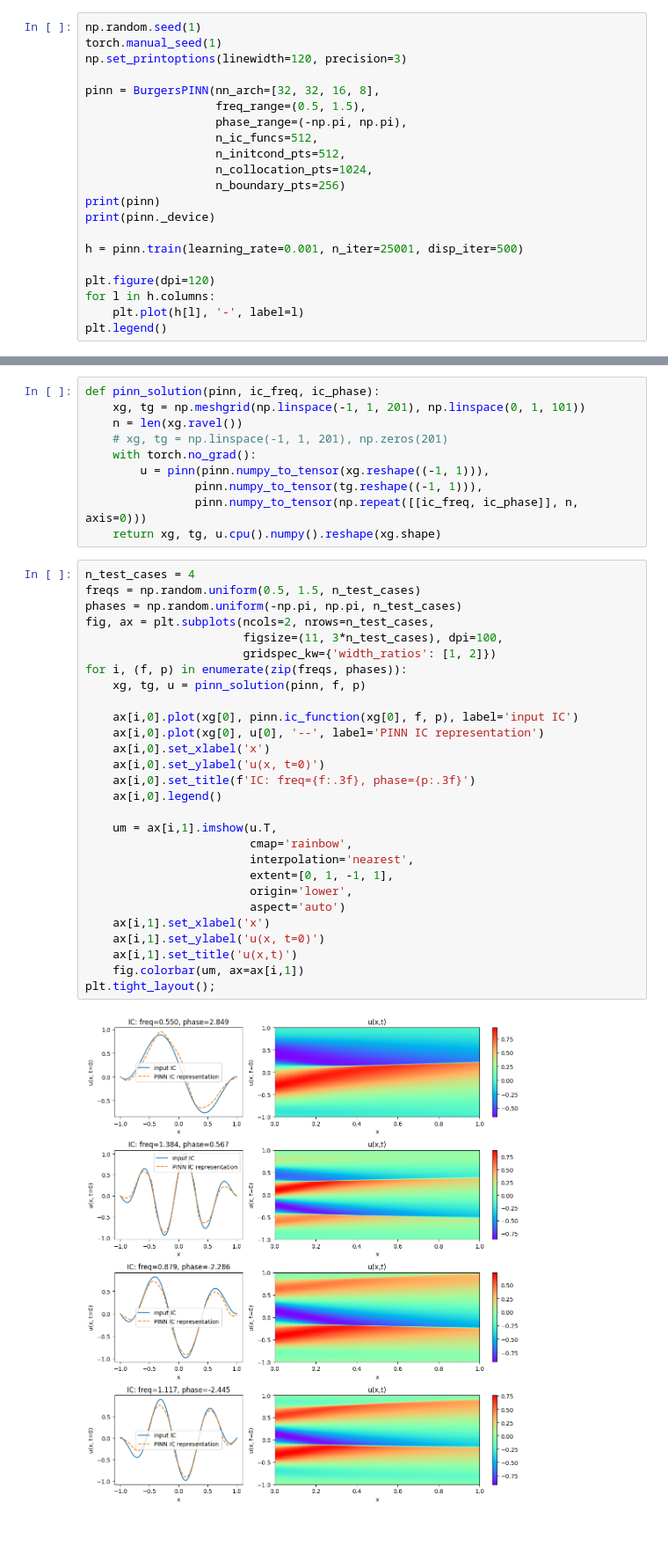
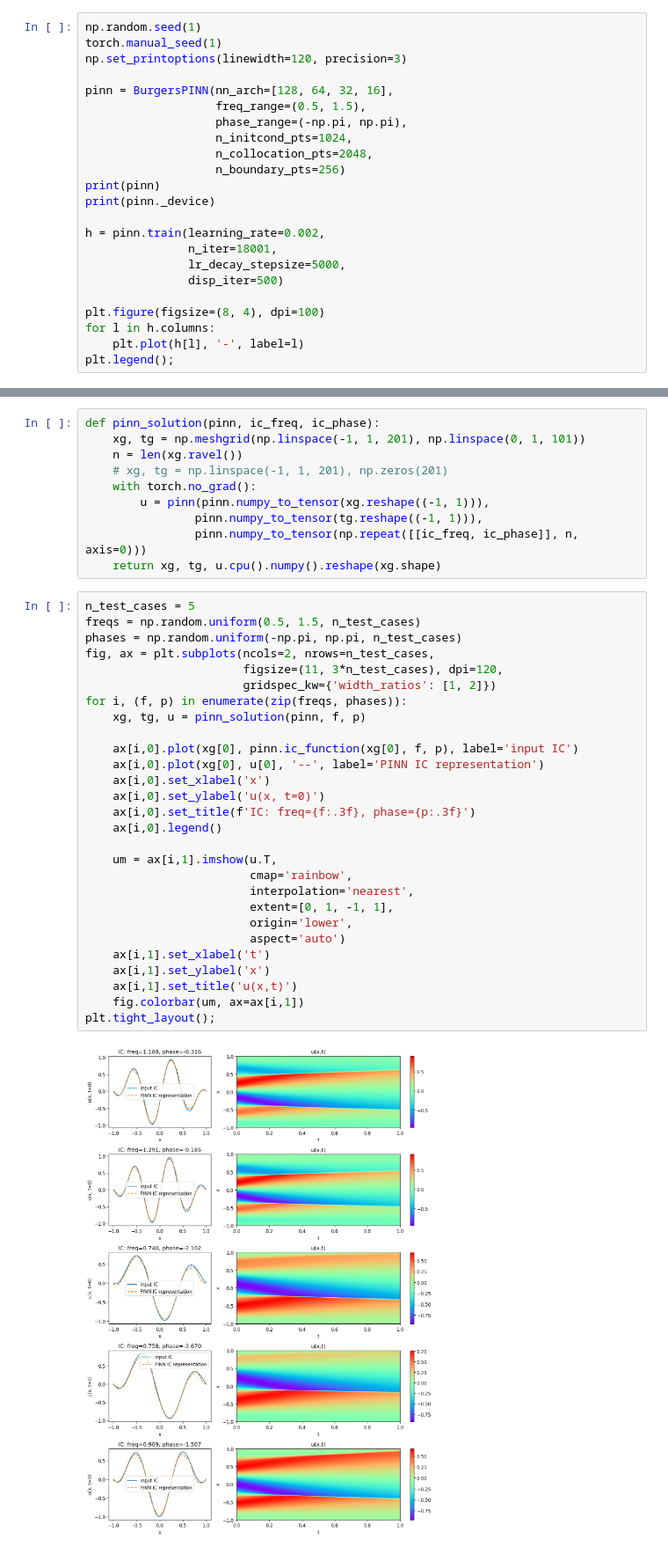
Before and after one commit to arpaiva/PINNs, a Jupyter notebook: PINNs_BurgersPDE_CondInit.ipynb, the cells around one changed output, grey strips where cells are left out. Shown: that part at 88% size. Cells and saved outputs as stored; diff of their text form.

```diff
--- a/PINNs_BurgersPDE_CondInit.ipynb
+++ b/PINNs_BurgersPDE_CondInit.ipynb
@@ -227,22 +231,24 @@ np.random.seed(1)
 torch.manual_seed(1)
 np.set_printoptions(linewidth=120, precision=3)
 
-pinn = BurgersPINN(nn_arch=[32, 32, 16, 8],
+pinn = BurgersPINN(nn_arch=[128, 64, 32, 16],
                    freq_range=(0.5, 1.5),
                    phase_range=(-np.pi, np.pi),
-                   n_ic_funcs=512,
-                   n_initcond_pts=512,
-                   n_collocation_pts=1024,
+                   n_initcond_pts=1024,
+                   n_collocation_pts=2048,
                    n_boundary_pts=256)
 print(pinn)
 print(pinn._device)
 
-h = pinn.train(learning_rate=0.001, n_iter=25001, disp_iter=500)
+h = pinn.train(learning_rate=0.002,
+               n_iter=18001,
+               lr_decay_stepsize=5000,
+               disp_iter=500)
 
-plt.figure(dpi=120)
+plt.figure(figsize=(8, 4), dpi=100)
 for l in h.columns:
     plt.plot(h[l], '-', label=l)
-plt.legend()
+plt.legend();
 # %% [output]
 BurgersPINN(
   (_misfit_fcn): MSELoss()
@@ -274,32 +279,32 @@ def pinn_solution(pinn, ic_freq, ic_phase):
                 pinn.numpy_to_tensor(np.repeat([[ic_freq, ic_phase]], n, axis=0)))
     return xg, tg, u.cpu().numpy().reshape(xg.shape)
 # %%
-n_test_cases = 4
+n_test_cases = 5
 freqs = np.random.uniform(0.5, 1.5, n_test_cases)
 phases = np.random.uniform(-np.pi, np.pi, n_test_cases)
 fig, ax = plt.subplots(ncols=2, nrows=n_test_cases,
-                       figsize=(11, 3*n_test_cases), dpi=100,
+                       figsize=(11, 3*n_test_cases), dpi=120,
                        gridspec_kw={'width_ratios': [1, 2]})
 for i, (f, p) in enumerate(zip(freqs, phases)):
     xg, tg, u = pinn_solution(pinn, f, p)
 
     ax[i,0].plot(xg[0], pinn.ic_function(xg[0], f, p), label='input IC')
     ax[i,0].plot(xg[0], u[0], '--', label='PINN IC representation')
     ax[i,0].set_xlabel('x')
     ax[i,0].set_ylabel('u(x, t=0)')
     ax[i,0].set_title(f'IC: freq={f:.3f}, phase={p:.3f}')
     ax[i,0].legend()
 
     um = ax[i,1].imshow(u.T,
                         cmap='rainbow',
                         interpolation='nearest',
                         extent=[0, 1, -1, 1],
                         origin='lower',
                         aspect='auto')
-    ax[i,1].set_xlabel('x')
-    ax[i,1].set_ylabel('u(x, t=0)')
+    ax[i,1].set_xlabel('t')
+    ax[i,1].set_ylabel('x')
     ax[i,1].set_title('u(x,t)')
     fig.colorbar(um, ax=ax[i,1])
 plt.tight_layout();
 # %% [output]
-[figure, old version]
+[figure, new version]
```
Also changed, not shown: parts of 3 cells of this notebook.
